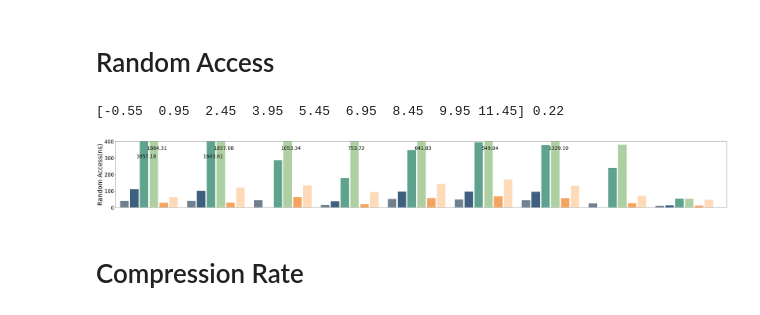
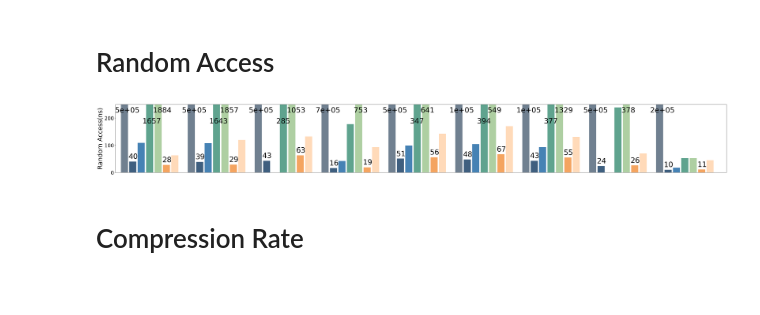
Before and after one commit to yhliu918/Learn-to-Compress, a Jupyter notebook: scripts/paper_scripts/plot_cr_ra.ipynb, the cells around one changed output. Drawn from its saved outputs; the diff is of its cells as text; code cells hidden in the pictures.

```diff
--- a/scripts/paper_scripts/plot_cr_ra.ipynb
+++ b/scripts/paper_scripts/plot_cr_ra.ipynb
@@ -61,9 +61,9 @@ plot_fsst(cr,ra, leco_cr, leco_ra, 'HEX',[64, 43])
 # %% [output]
 [figure]
 # %%
-methods = ['FOR_my','Elias-Fano','delta_my','delta_cost','piecewise_fix_op_max','leco_cost']
+methods = ['RNS','FOR_my','Elias-Fano','delta_my','delta_cost','piecewise_fix_op_max','leco_cost']
 # %%
-fix_int = pd.read_csv(base_path+'/benchmark/fix_int_benchmark_intel.log')
+fix_int = pd.read_csv(base_path+'/benchmark/fix_int_benchmark_intel_new.log')
 # %%
 fix_int_filter = fix_int.loc[fix_int['method'].isin(methods)]
 # %%
@@ -190,10 +222,14 @@ def process_plot_data(plot_dataset, methods, total, attribute):
             data.append(data_cols)
     return data
 # %%
+font1 = {
+#          'weight': 'bold',
+         'style':'normal',
+         'size': 35,
+         }
 def create_multi_bars(labels, datas, tick_step=1.5, group_gap=0.18, bar_gap=0):
-    codec = ['FOR','Elias-Fano','Delta','Delta_cost','Leco','Leco_cost']
-#     category_colors = ['slategray','lightseagreen','seagreen','darkseagreen','sandybrown','peachpuff']
-    category_colors = ['slategray',color_sns[5],color_sns[3],color_sns[1],'sandybrown','peachpuff']
+    codec = ['rANS','FOR','Elias-Fano','Delta','Delta_cost','Leco','Leco_cost']
+    category_colors = ['slategray',color_sns[5],'steelblue',color_sns[3],color_sns[1],'sandybrown','peachpuff']
 #     category_colors = ['steelblue','darkcyan','seagreen','darkseagreen','sandybrown','peachpuff']
 #     category_colors = ['slategray','lightsteelblue','seagreen','darkseagreen','peru','sandybrown']
 #     category_colors = ['steelblue','lightsteelblue','seagreen','darkseagreen','sandybrown','peachpuff']
@@ -204,22 +240,27 @@ def create_multi_bars(labels, datas, tick_step=1.5, group_gap=0.18, bar_gap=0):
     bar_span = group_width / group_num
     bar_width = bar_span - bar_gap
     baseline_x = ticks - (group_width - bar_span) / 2
-    print(baseline_x, bar_span)
+#     print(baseline_x, bar_span)
     plt.figure(figsize=(42, 5))
     for index, y in enumerate(datas):
         plt.bar(baseline_x + index*bar_span, y, bar_width, label =codec[index],color = category_colors[index] )
         for i in range(len(y)):
-            if np.array(y)[i]>400:
-                if index ==2:
-                    plt.text(baseline_x[i] + index*bar_span - bar_span/3 - 0.1,300, str(np.array(y)[i]),fontsize = 23)
+            if (index == 1 or index == 5):
+                plt.text(baseline_x[i] + index*bar_span- bar_span/2,np.array(y)[i]+10, str(np.array(y)[i].astype(np.int64)),fontdict=font1)
+
+            if np.array(y)[i]>250:
+                if index ==0:
+                    plt.text(baseline_x[i] + index*bar_span - bar_span/3 - 0.15,220, '%.1g' % np.array(y)[i].astype(np.int64),fontdict=font1)
                 if index ==3:
-                    plt.text(baseline_x[i] + index*bar_span - bar_span/3 - 0.08,350, str(np.array(y)[i]),fontsize = 23)
+                    plt.text(baseline_x[i] + index*bar_span - bar_span/3 - 0.1,180, str(np.array(y)[i].astype(np.int64)),fontdict=font1)
+                if index ==4:
+                    plt.text(baseline_x[i] + index*bar_span - bar_span/3 - 0.05,220, str(np.array(y)[i].astype(np.int64)),fontdict=font1)
 
     ax = plt.gca()
     ymajorLocator = MultipleLocator(100)
     ax.yaxis.set_major_locator(ymajorLocator)
     plt.xlim([min(baseline_x)-0.2, max(baseline_x)+1.5])
-    plt.ylim([0, 400])
+    plt.ylim([0, 250])
     plt.ylabel('Random Access(ns)',fontsize=30)
 #     plt.legend(fontsize=24,ncol=6 )
     plt.yticks(fontsize=24)
@@ -232,15 +273,14 @@ def create_multi_bars(labels, datas, tick_step=1.5, group_gap=0.18, bar_gap=0):
 # %%
 plot_dataset = ['linear_200M_uint32.txt','normal_200M_uint32.txt','poisson_randomdie.txt','ml_timestamp.txt','books_200M_uint32.txt','fb_200M_uint64','wiki_200M_uint64','movieid.txt','house_price.txt']
 label = ['linear','normal','poisson','timestamp','books','fb','wiki','movieid','house_price']
 data = process_plot_data(plot_dataset, methods, total,'ra_ns')
 data = np.array(data)
 for i in range(len(data)):
-    data[i][0] = Decimal(data[i][0]).quantize(Decimal("0.00"))
+    data[i][0] = int(data[i][0])
 data.resize([len(methods),len(plot_dataset)])
 create_multi_bars(label, data, bar_gap=0.03)
 # %% [output]
-[-0.55  0.95  2.45  3.95  5.45  6.95  8.45  9.95 11.45] 0.22
-[figure, old version]
+[figure, new version]
 # %% [markdown]
 # Compression Rate
 # %%
```
Also changed, not shown: parts of 40 cells of this notebook, 3 other files.
